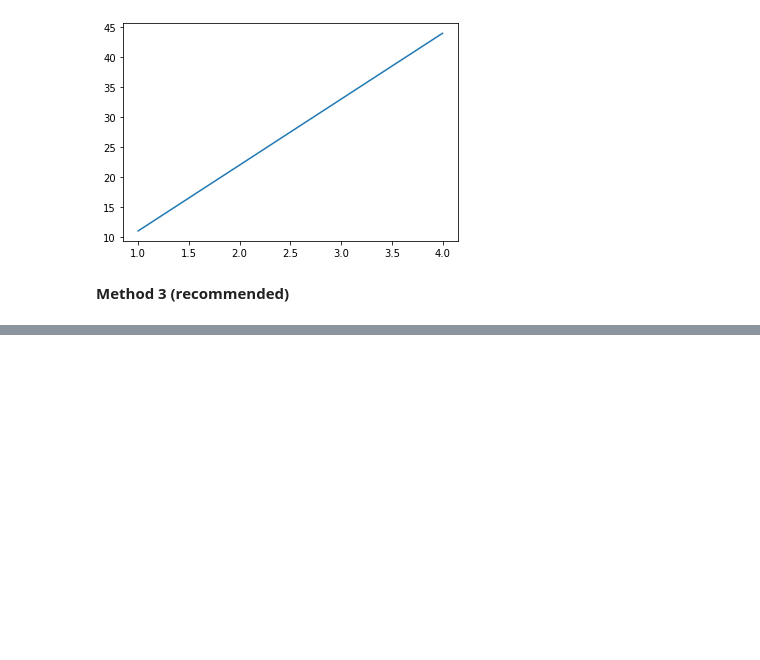
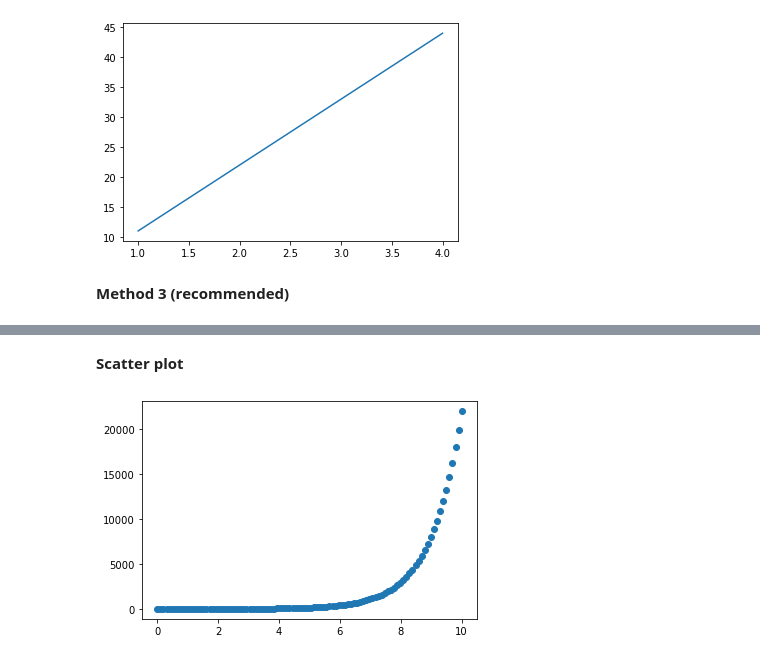
Before and after one commit to mayurvarma14/ml-libraries-demo, a Jupyter notebook: matplotlib/Intro to Matplotlib.ipynb, the cells around one changed output, grey strips where cells are left out. Drawn from its saved outputs; the diff is of its cells as text; code cells hidden in the pictures; blank space fills up the shorter version.

```diff
--- a/matplotlib/Intro to Matplotlib.ipynb
+++ b/matplotlib/Intro to Matplotlib.ipynb
@@ -57,0 +115,7 @@ ax.plot(x,[50,100,200,250]);
+# %% [markdown]
+**Scatter plot**
+# %%
+fig, ax = plt.subplots()
+ax.scatter(x,np.exp(x));
+# %% [output]
+[figure, added]
```
Also changed, not shown: parts of 15 cells of this notebook, 1 other file.
